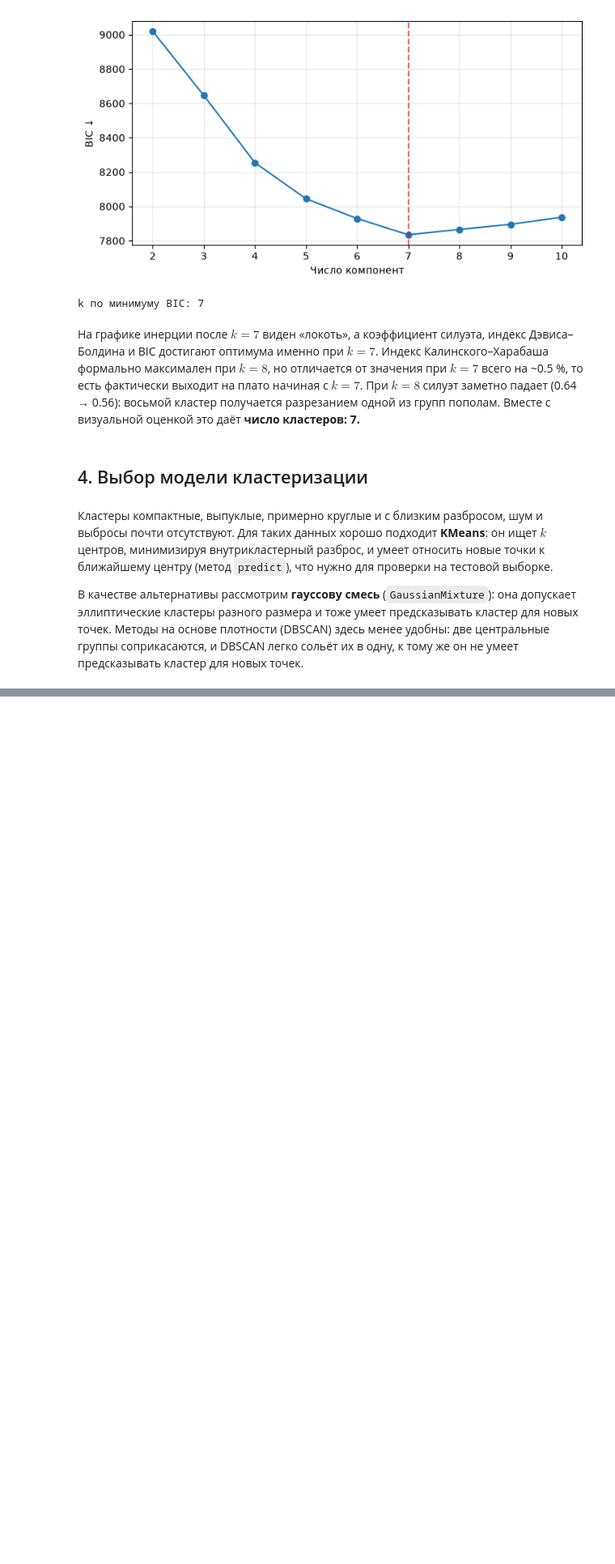
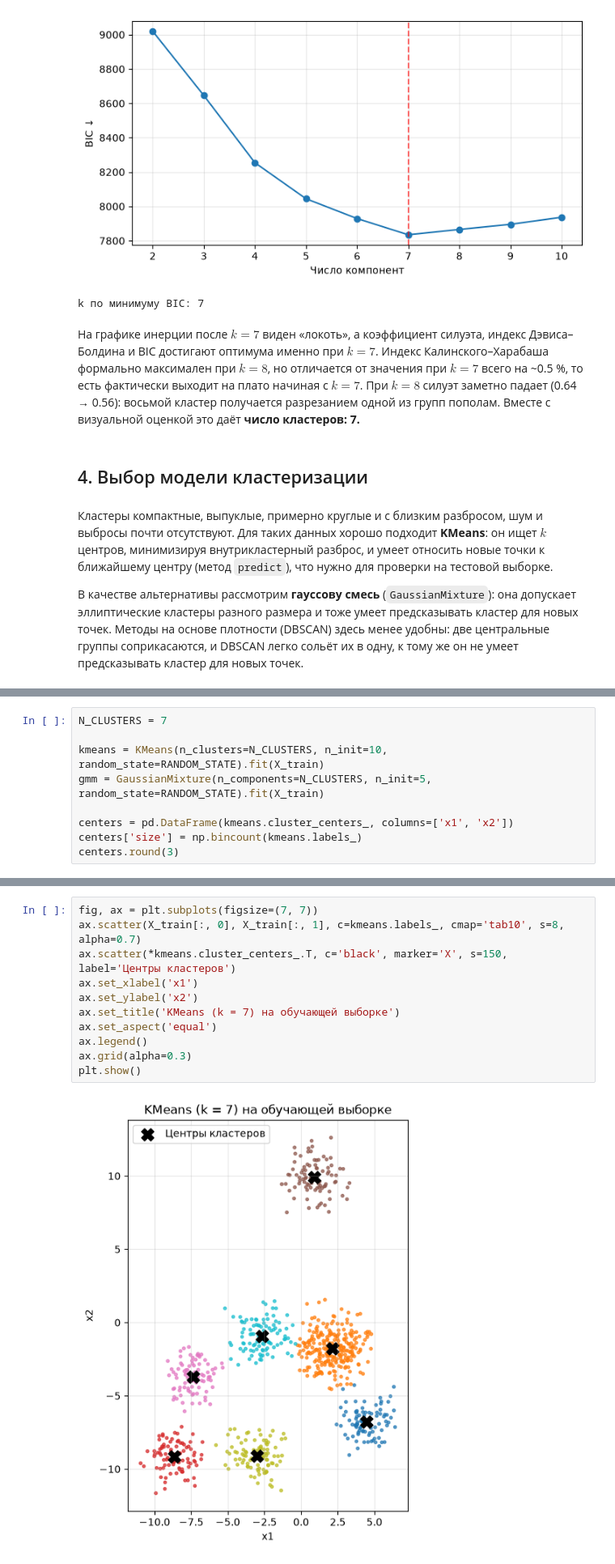
Before and after one commit to calculation-methods/ml, a Jupyter notebook: stud/vasyutinskiy/lab2.ipynb, the cells around one changed output, grey strips where cells are left out. Shown at 81% size. Cells and saved outputs as stored; diff of their text form; blank space fills up the shorter version.

Commit message:
Lab2: train KMeans and GaussianMixture
Co-Authored-By: Claude Opus 5.5 <noreply@anthropic.com>

```diff
--- a/stud/vasyutinskiy/lab2.ipynb
+++ b/stud/vasyutinskiy/lab2.ipynb
@@ -188,0 +191,9 @@ k по минимуму BIC: 7
+# %%
+N_CLUSTERS = 7
+
+kmeans = KMeans(n_clusters=N_CLUSTERS, n_init=10, random_state=RANDOM_STATE).fit(X_train)
+gmm = GaussianMixture(n_components=N_CLUSTERS, n_init=5, random_state=RANDOM_STATE).fit(X_train)
+
+centers = pd.DataFrame(kmeans.cluster_centers_, columns=['x1', 'x2'])
+centers['size'] = np.bincount(kmeans.labels_)
+centers.round(3)
@@ -188,0 +214,13 @@ k по минимуму BIC: 7
+# %%
+fig, ax = plt.subplots(figsize=(7, 7))
+ax.scatter(X_train[:, 0], X_train[:, 1], c=kmeans.labels_, cmap='tab10', s=8, alpha=0.7)
+ax.scatter(*kmeans.cluster_centers_.T, c='black', marker='X', s=150, label='Центры кластеров')
+ax.set_xlabel('x1')
+ax.set_ylabel('x2')
+ax.set_title('KMeans (k = 7) на обучающей выборке')
+ax.set_aspect('equal')
+ax.legend()
+ax.grid(alpha=0.3)
+plt.show()
+# %% [output]
+[figure, added]
```
Also changed, not shown: parts of 3 cells of this notebook.
